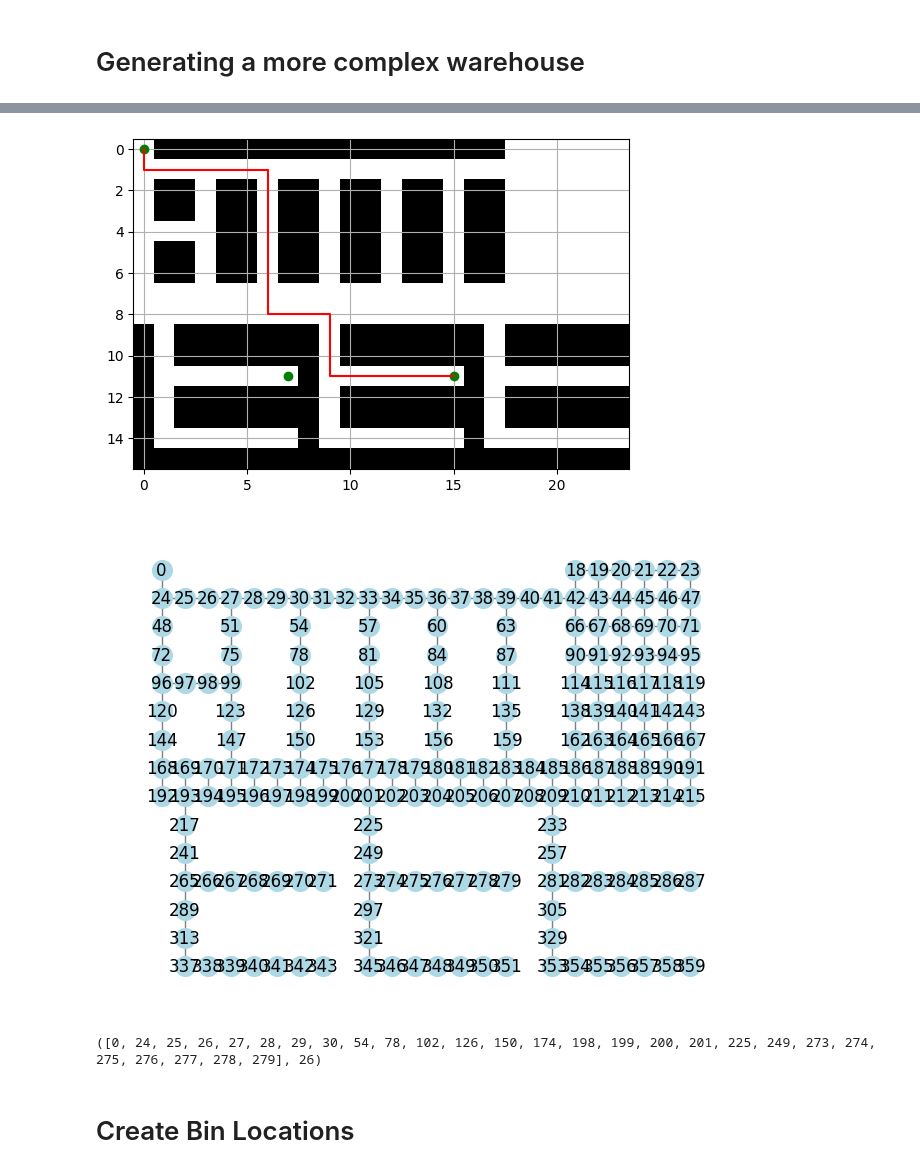
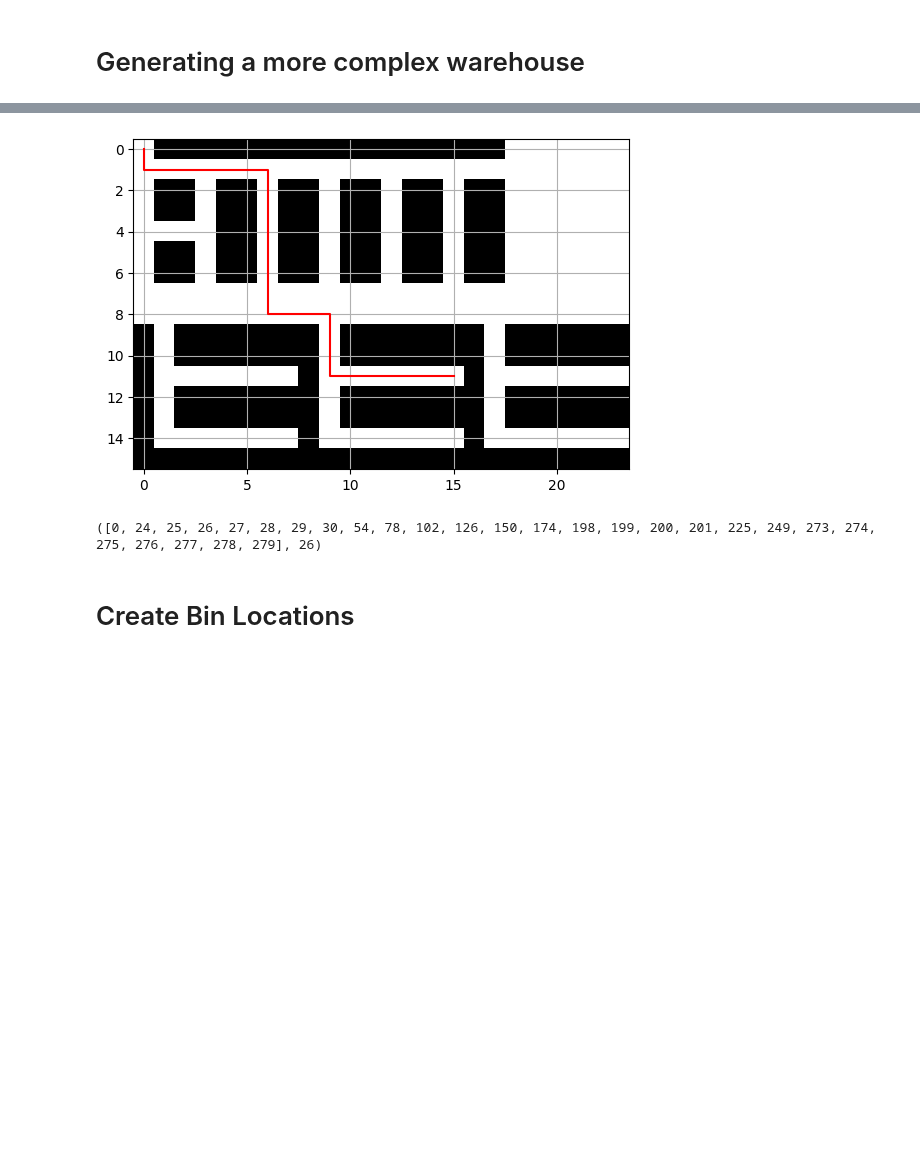
Before and after one commit to coleandreoli/warehouseTSP, a Jupyter notebook: warehouse_data.ipynb, the cells around one changed output, grey strips where cells are left out. Drawn from its saved outputs; the diff is of its cells as text; code cells hidden in the pictures; blank space fills up the shorter version.

```diff
--- a/warehouse_data.ipynb
+++ b/warehouse_data.ipynb
@@ -183,21 +181,20 @@ path
 ([0, 1, 6, 7, 8, 13, 18], 6)
 # %%
 grid = np.loadtxt("static/fruteria.csv", delimiter=",", dtype=int)
-%matplotlib inline
+
 waypoints = {
     "A": (0, 0),
     "B": (15, 11),
     "C": (7, 11),
 }
 
-g = Grid(grid, waypoints)
-path = g.find_path("A", "B")
-g.plot(path[0])
-g.plot_graph()
+g = Grid(grid)
+waypoints = {key: g.pos2node(pos) for key, pos in waypoints.items()}
+path = g.find_path(waypoints["A"], waypoints["B"])
+g._plot(path[0])
 print(path)
 # %% [output]
-[figure, old version]
+[figure, new version]
-[figure, removed]
 ([0, 24, 25, 26, 27, 28, 29, 30, 54, 78, 102, 126, 150, 174, 198, 199, 200, 201, 225, 249, 273, 274, 275, 276, 277, 278, 279], 26)
 # %% [markdown]
 # Create Bin Locations
```
Also changed, not shown: parts of 7 cells of this notebook.
